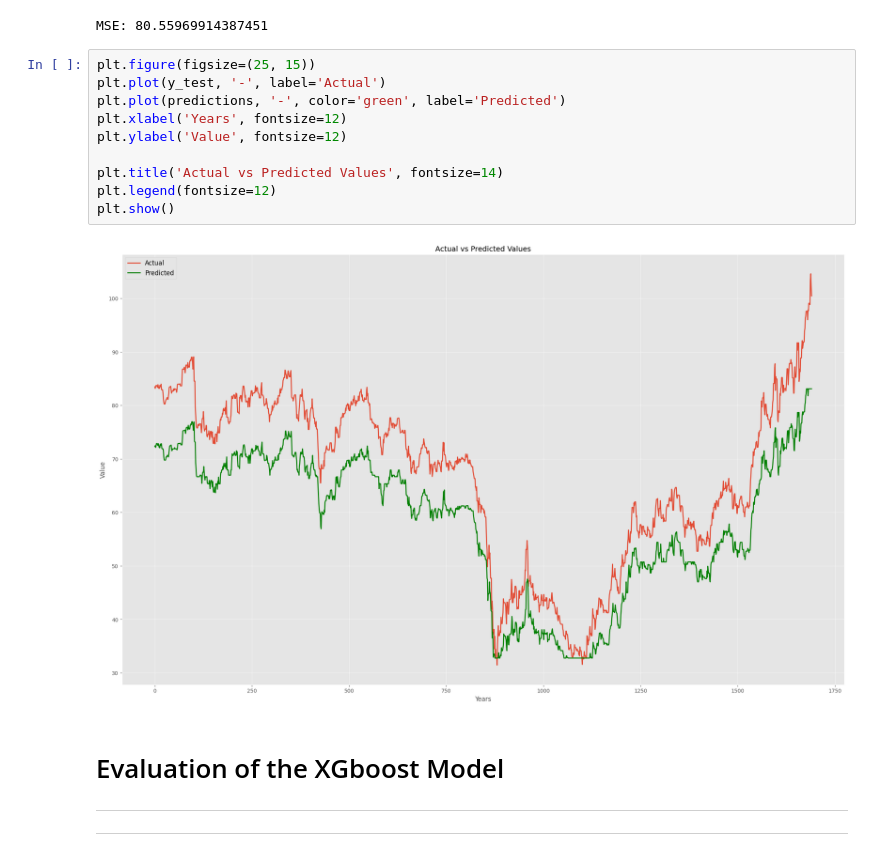
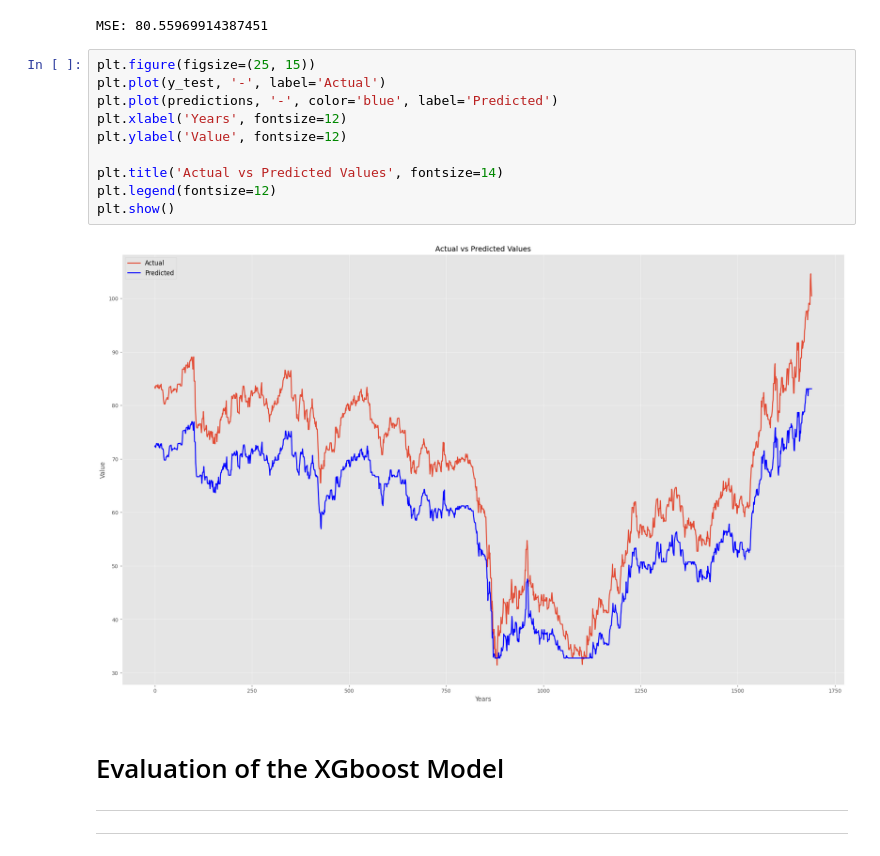
Before and after one commit to russiaonice/ML_ExxonMobile_Forecast, a Jupyter notebook: src/model/main.ipynb, the cells around one changed output. Saved outputs shown, nothing was run; the diff lists cells and outputs as text.

```diff
--- a/src/model/main.ipynb
+++ b/src/model/main.ipynb
@@ -480,15 +480,15 @@ MSE: 80.55969914387451
 # %%
 plt.figure(figsize=(25, 15))
 plt.plot(y_test, '-', label='Actual')
-plt.plot(predictions, '-', color='green', label='Predicted')
+plt.plot(predictions, '-', color='blue', label='Predicted')
 plt.xlabel('Years', fontsize=12)
 plt.ylabel('Value', fontsize=12)
 
 plt.title('Actual vs Predicted Values', fontsize=14)
 plt.legend(fontsize=12)
 plt.show()
 # %% [output]
-[figure, old version]
+[figure, new version]
 # %% [markdown]
 # Evaluation of the XGboost Model #
 ***
```
Also changed, not shown: parts of 2 cells of this notebook.
